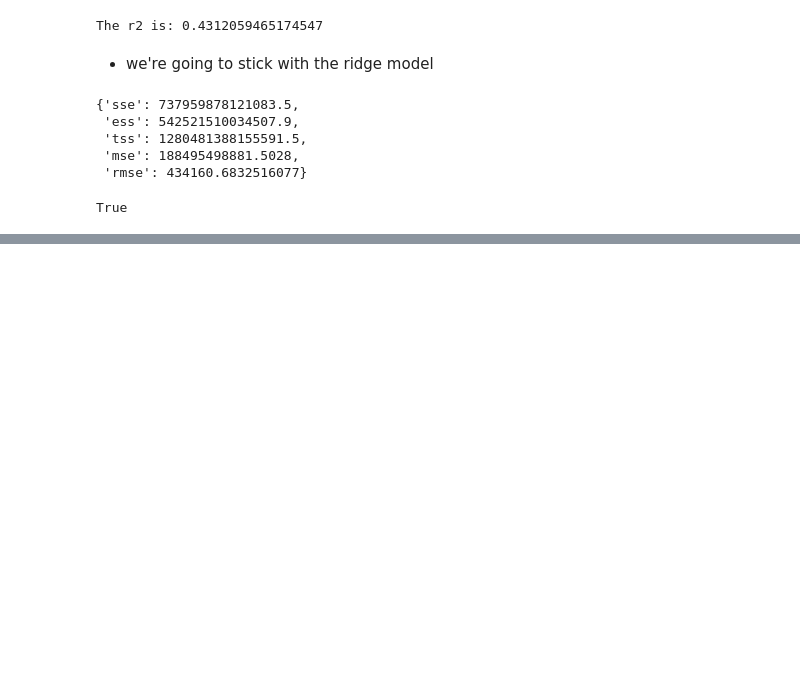
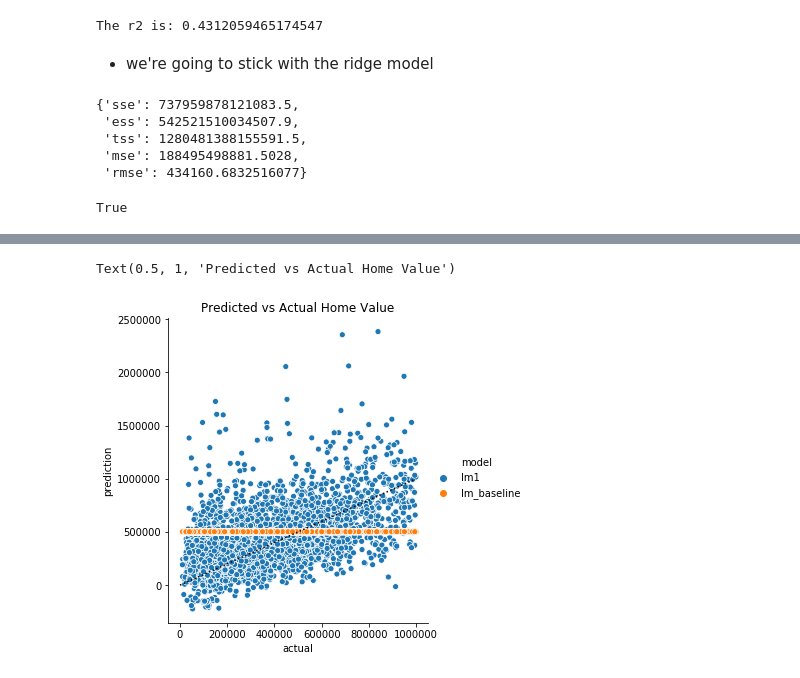
Before and after one commit to DomPedrotti/zillow-regression-project, a Jupyter notebook: zillow_pipeline_notebook.ipynb, the cells around one changed output, grey strips where cells are left out. Drawn from its saved outputs; the diff is of its cells as text; code cells hidden in the pictures; blank space fills up the shorter version.

```diff
--- a/zillow_pipeline_notebook.ipynb
+++ b/zillow_pipeline_notebook.ipynb
@@ -370,0 +371,11 @@ Text(0.5, 1, 'Predicted vs Actual Home Value')
+# %%
+pd.DataFrame({'actual': results[results.taxvaluedollarcnt < 1_000_000].taxvaluedollarcnt,
+             'lm1': results[results.taxvaluedollarcnt < 1_000_000].predicted.ravel(),
+             'lm_baseline':results[results.taxvaluedollarcnt < 1_000_000].baseline.ravel()})\
+.melt(id_vars=['actual'],var_name='model',value_name='prediction')\
+.pipe((sns.relplot,'data'),x='actual',y='prediction',hue='model')
+plt.plot([0, 1000000],[0, 1000000],c='black', ls=':')
+plt.title('Predicted vs Actual Home Value')
+# %% [output]
+Text(0.5, 1, 'Predicted vs Actual Home Value')
+[figure, added]
```
Also changed, not shown: parts of 1 cell of this notebook.
